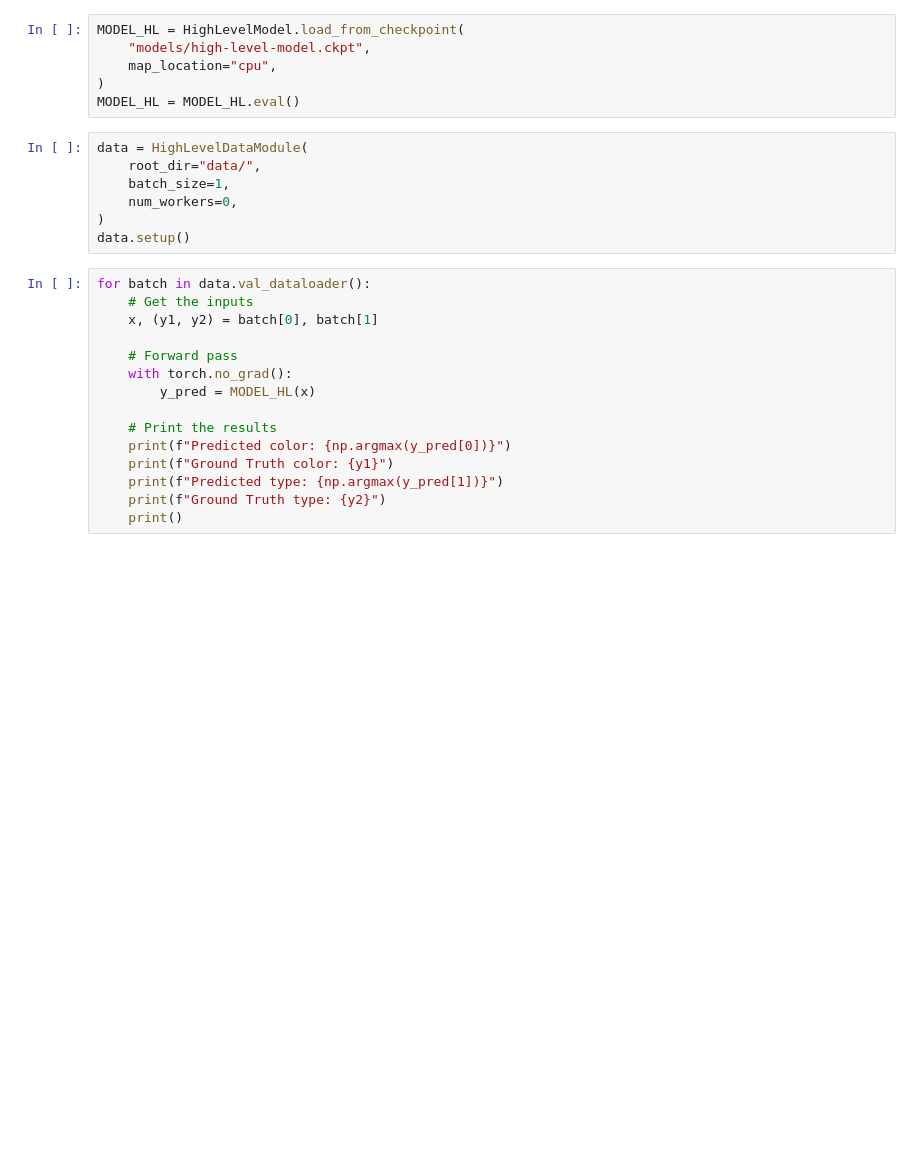
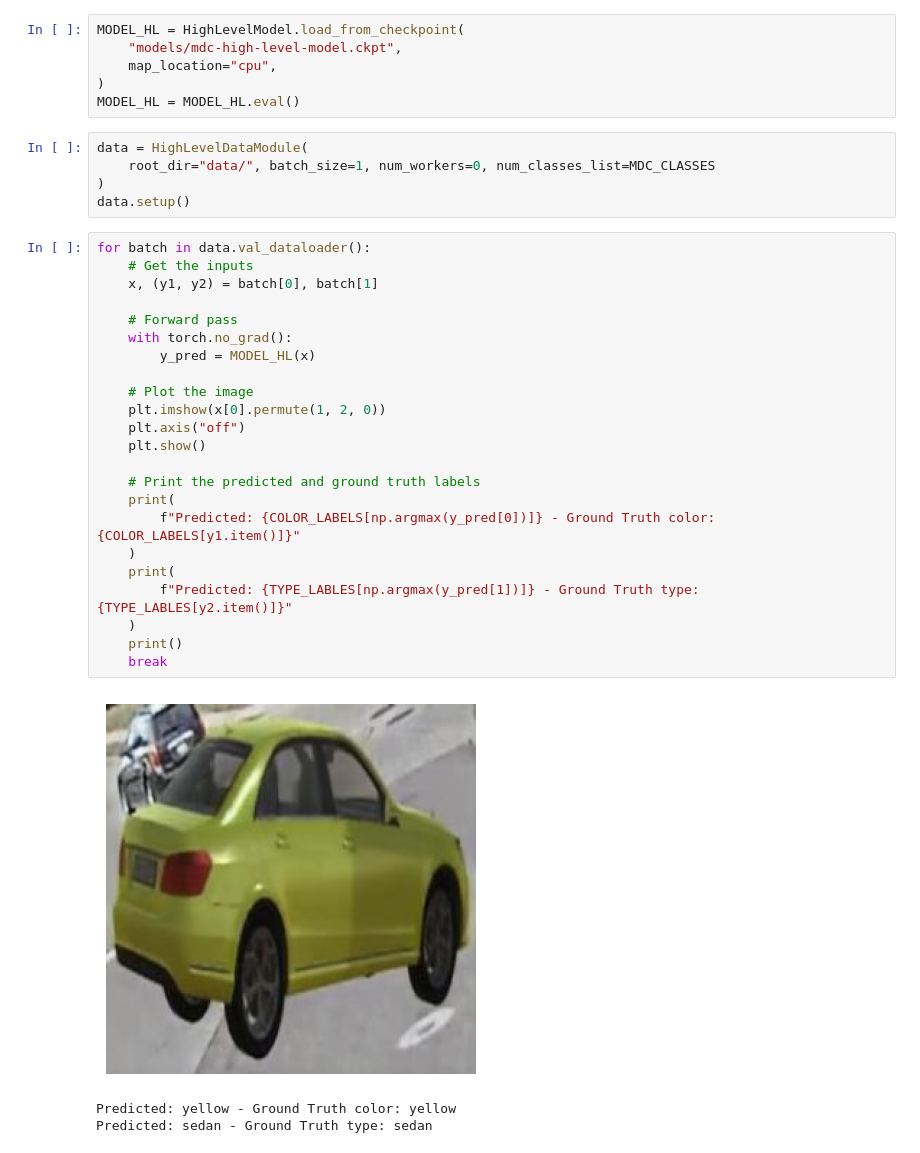
Before and after one commit to tmb2k01/multioutput-conformal, a Jupyter notebook: notebooks/mdc-high-level-validation.ipynb, the cells around one changed output. Drawn from its saved outputs; the diff is of its cells as text; blank space fills up the shorter version.

```diff
--- a/notebooks/mdc-high-level-validation.ipynb
+++ b/notebooks/mdc-high-level-validation.ipynb
@@ -7,28 +39,38 @@ import numpy as np
 # %%
 MODEL_HL = HighLevelModel.load_from_checkpoint(
-    "models/high-level-model.ckpt",
+    "models/mdc-high-level-model.ckpt",
     map_location="cpu",
 )
 MODEL_HL = MODEL_HL.eval()
 # %%
 data = HighLevelDataModule(
-    root_dir="data/",
-    batch_size=1,
-    num_workers=0,
+    root_dir="data/", batch_size=1, num_workers=0, num_classes_list=MDC_CLASSES
 )
 data.setup()
 # %%
 for batch in data.val_dataloader():
     # Get the inputs
     x, (y1, y2) = batch[0], batch[1]
 
     # Forward pass
     with torch.no_grad():
         y_pred = MODEL_HL(x)
 
-    # Print the results
-    print(f"Predicted color: {np.argmax(y_pred[0])}")
-    print(f"Ground Truth color: {y1}")
-    print(f"Predicted type: {np.argmax(y_pred[1])}")
-    print(f"Ground Truth type: {y2}")
+    # Plot the image
+    plt.imshow(x[0].permute(1, 2, 0))
+    plt.axis("off")
+    plt.show()
+
+    # Print the predicted and ground truth labels
+    print(
+        f"Predicted: {COLOR_LABELS[np.argmax(y_pred[0])]} - Ground Truth color: {COLOR_LABELS[y1.item()]}"
+    )
+    print(
+        f"Predicted: {TYPE_LABLES[np.argmax(y_pred[1])]} - Ground Truth type: {TYPE_LABLES[y2.item()]}"
+    )
     print()
+    break
+# %% [output]
+[figure, added]
+Predicted: yellow - Ground Truth color: yellow
+Predicted: sedan - Ground Truth type: sedan
```
Also changed, not shown: parts of 2 cells of this notebook, 1 other file.
